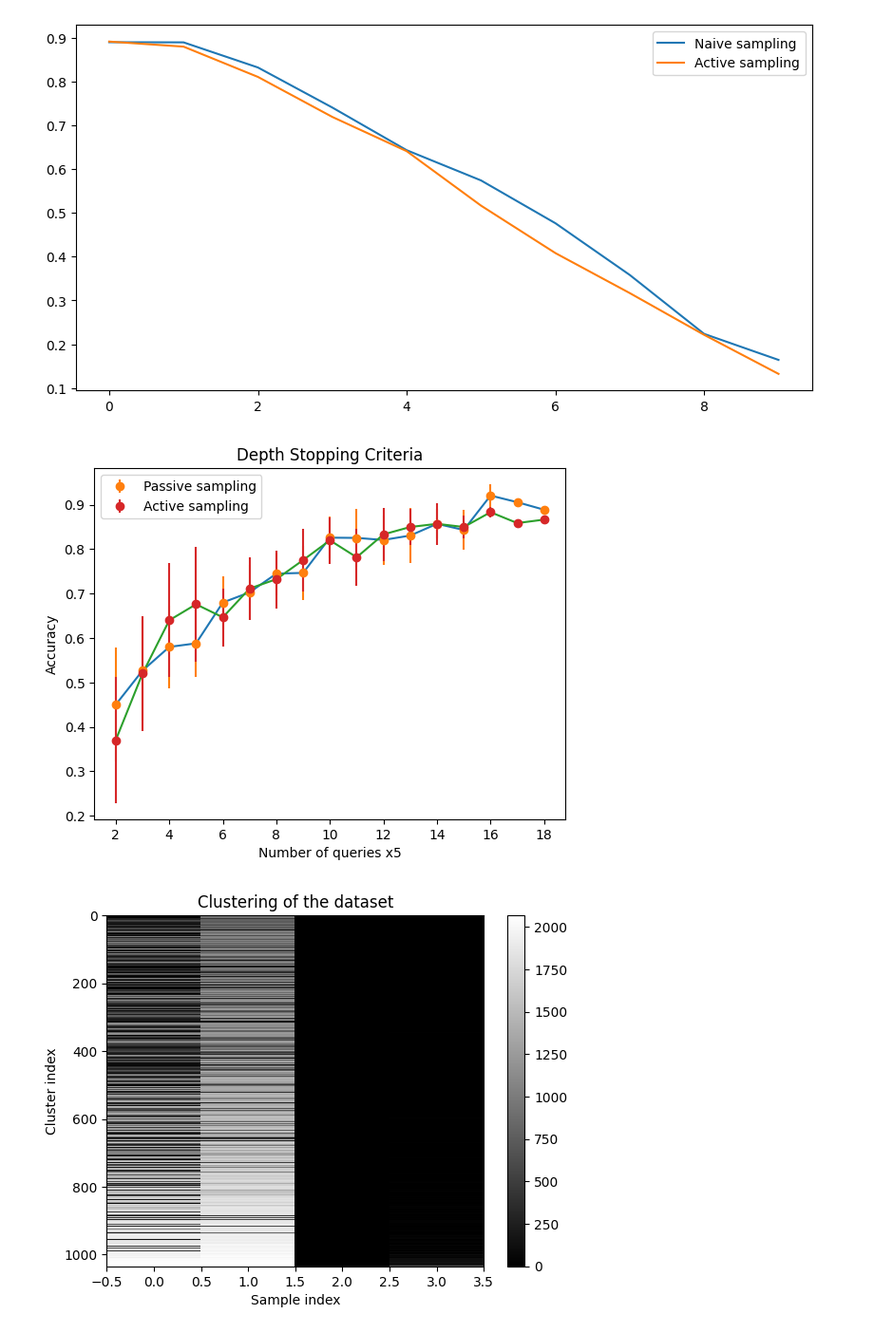
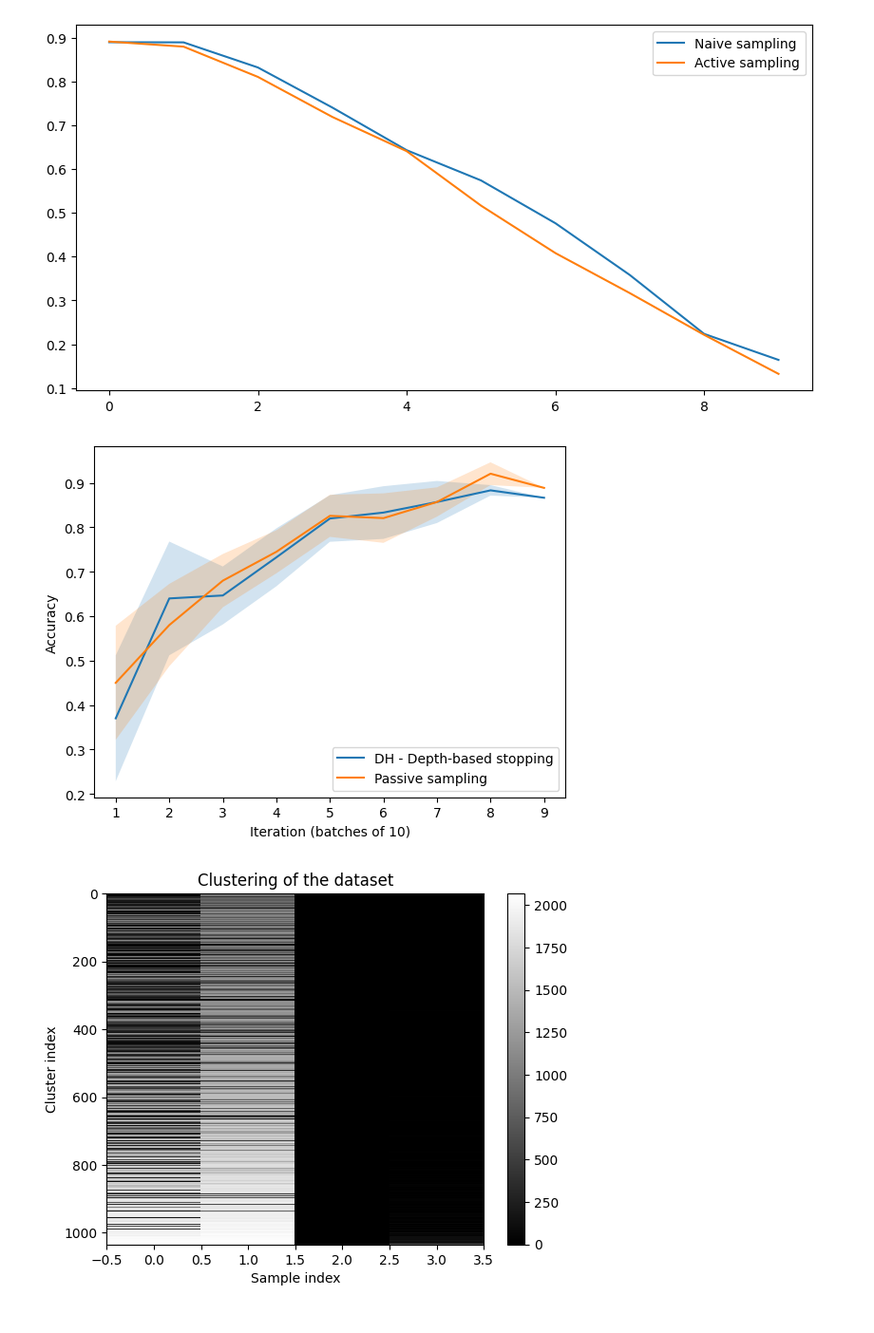
Before and after one commit to jonazhu/ACTIVibrio, a Jupyter notebook: DH/dh_depth.ipynb, the cells around one changed output. Shown at 95% size. Drawn from its saved outputs; the diff is of its cells as text; code cells hidden in the pictures.

Commit message:
redo plotting

```diff
--- a/DH/dh_depth.ipynb
+++ b/DH/dh_depth.ipynb
@@ -377,29 +377,29 @@ for arr in accs_active_all:
 accs_passive_all = np.array(accs_passive_all)
 accs_active_all = np.array(accs_active_all)
 # %%
-mean_accs_passive = np.nanmean(accs_passive_all, axis = 0)
-mean_accs_active = np.nanmean(accs_active_all, axis = 0)
-std_accs_passive = np.nanstd(accs_passive_all, axis = 0)
-std_accs_active = np.nanstd(accs_active_all, axis = 0)
+#mean_accs_passive = np.nanmean(accs_passive_all, axis = 0)
+#mean_accs_active = np.nanmean(accs_active_all, axis = 0)
+#std_accs_passive = np.nanstd(accs_passive_all, axis = 0)
+#std_accs_active = np.nanstd(accs_active_all, axis = 0)
 
 #select every 10th query
-mean_accs_passive = mean_accs_passive[::5]
-mean_accs_active = mean_accs_active[::5]
-std_accs_passive = std_accs_passive[::5]
-std_accs_active = std_accs_active[::5]
+#mean_accs_passive = mean_accs_passive[::10]
+#mean_accs_active = mean_accs_active[::10]
+#std_accs_passive = std_accs_passive[::10]
+#std_accs_active = std_accs_active[::10]
 
 plt.figure()
-plt.plot(mean_accs_passive)
-plt.errorbar(np.arange(len(mean_accs_passive)), mean_accs_passive, yerr = std_accs_passive, fmt = 'o', label = "Passive sampling")
-plt.plot(mean_accs_active)
-plt.errorbar(np.arange(len(mean_accs_active)), mean_accs_active, yerr = std_accs_active, fmt = 'o', label = "Active sampling")
+plt.plot(mean_accs_active, label = "DH - Depth-based stopping")
+plt.fill_between(np.arange(len(mean_accs_active)), mean_accs_active - std_accs_active, mean_accs_active + std_accs_active, alpha=0.2)
+plt.plot(mean_accs_passive, label = "Passive sampling")
+plt.fill_between(np.arange(len(mean_accs_passive)), mean_accs_passive - std_accs_passive, mean_accs_passive + std_accs_passive, alpha=0.2)
 plt.legend()
-plt.xlabel("Number of queries x5")
+plt.xlabel("Iteration (batches of 10)")
 plt.ylabel("Accuracy")
-plt.title("Depth Stopping Criteria")
+#plt.title("Index Stopping Criteria")
 plt.show()
 # %% [output]
-[figure, old version]
+[figure, new version]
 # %%
 #plot the clustering
 plt.figure()
```
Also changed, not shown: parts of 1 cell of this notebook, 8 other files.
